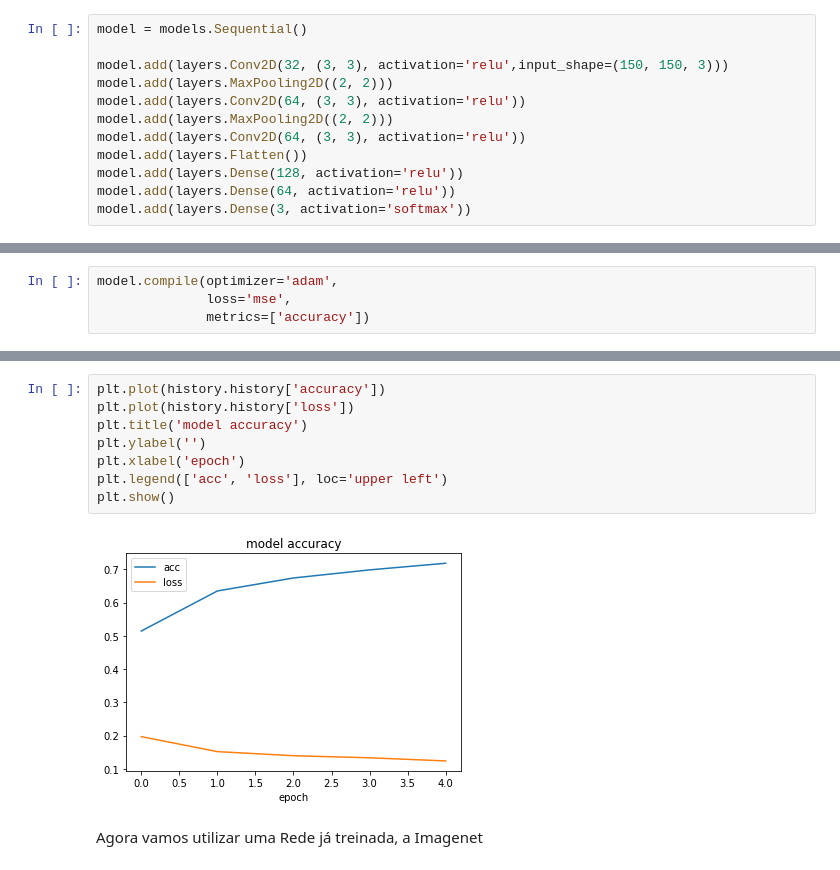
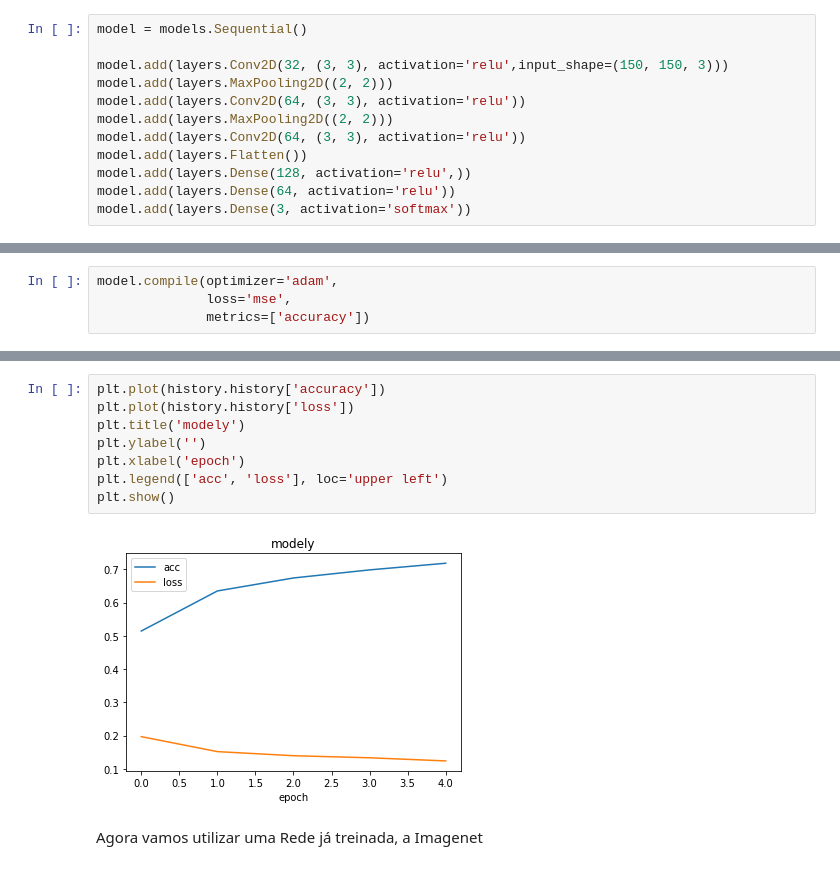
Before and after one commit to davialvesguerra/trainee-iee, a Jupyter notebook: 5º_Período.ipynb, the cells around one changed output, grey strips where cells are left out. Cells and saved outputs as stored; diff of their text form.

```diff
--- a/5º_Período.ipynb
+++ b/5º_Período.ipynb
@@ -135,7 +135,7 @@ model.add(layers.Conv2D(64, (3, 3), activation='relu'))
 model.add(layers.MaxPooling2D((2, 2)))
 model.add(layers.Conv2D(64, (3, 3), activation='relu'))
 model.add(layers.Flatten())
-model.add(layers.Dense(128, activation='relu'))
+model.add(layers.Dense(128, activation='relu',))
 model.add(layers.Dense(64, activation='relu'))
 model.add(layers.Dense(3, activation='softmax'))
 # %%
@@ -180,13 +180,13 @@ Epoch 5/5
 # %%
 plt.plot(history.history['accuracy'])
 plt.plot(history.history['loss'])
-plt.title('model accuracy')
+plt.title('modely')
 plt.ylabel('')
 plt.xlabel('epoch')
 plt.legend(['acc', 'loss'], loc='upper left')
 plt.show()
 # %% [output]
-[figure, old version]
+[figure, new version]
 # %% [markdown]
 Agora vamos utilizar uma Rede já treinada, a Imagenet
 # %%
```
Also changed, not shown: parts of 4 cells of this notebook.
